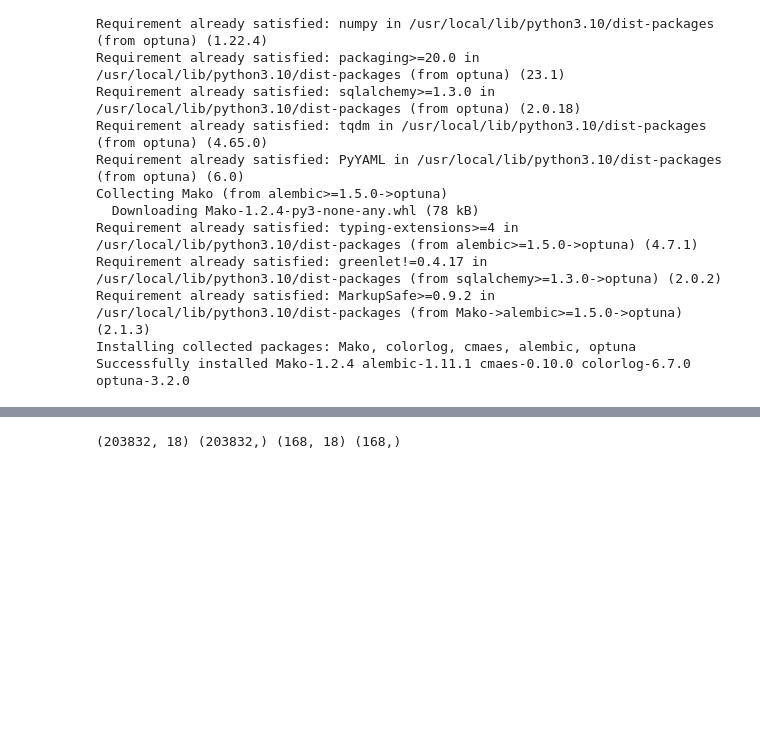
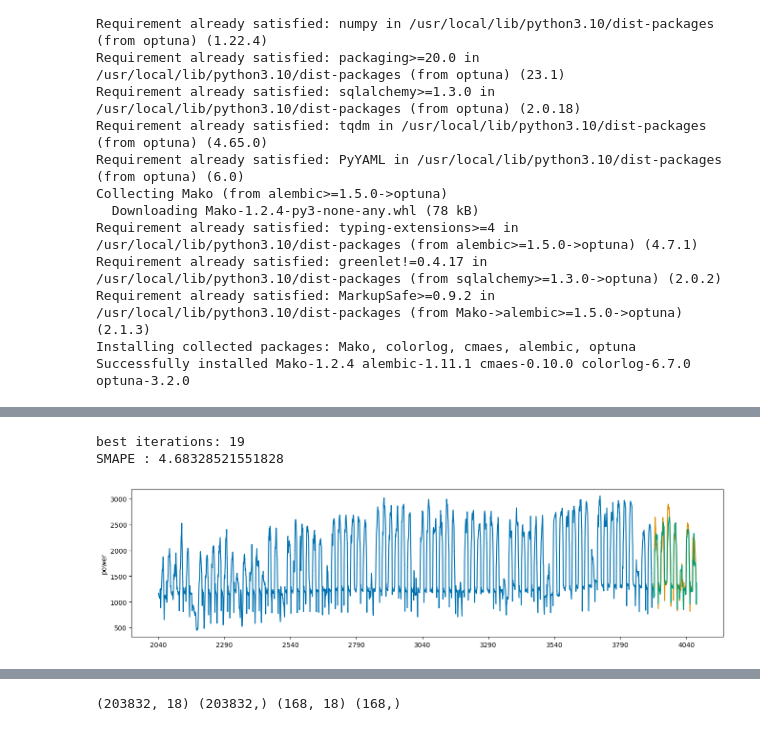
Before and after one commit to joosk3R/jskRprac, a Jupyter notebook: dacon_e_e.ipynb, the cells around one changed output, grey strips where cells are left out. Drawn from its saved outputs; the diff is of its cells as text; code cells hidden in the pictures; blank space fills up the shorter version.

```diff
--- a/dacon_e_e.ipynb
+++ b/dacon_e_e.ipynb
@@ -731,0 +766,6 @@ k = train.drop(columns=["power"])
+# %%
+xgb_reg = XGBRegressor(n_estimators = 300, seed=69,alpha=0,learning_rate = 0.3)
+
+xgb_reg.fit(x_train, y_train, eval_set=[(x_train, y_train), (x_valid, y_valid)],
+        early_stopping_rounds=300,
+       verbose=False)
@@ -731,0 +784,13 @@ k = train.drop(columns=["power"])
+# %%
+## 주황색이 실제 전력소비량, 초록색이 예측값입니다.
+pred = xgb_reg.predict(x_valid)
+pred = pd.Series(pred)
+pred.index = np.arange(y_valid.index[0], y_valid.index[-1]+1)
+plot_series(y_train, y_valid, pd.Series(pred), markers=[',' , ',', ','])
+
+print('best iterations: {}'.format(xgb_reg.best_iteration))
+print('SMAPE : {}'.format(SMAPE(y_valid, pred)))
+# %% [output]
+best iterations: 19
+SMAPE : 4.68328521551828
+[figure, added]
```
Also changed, not shown: parts of 48 cells of this notebook.
